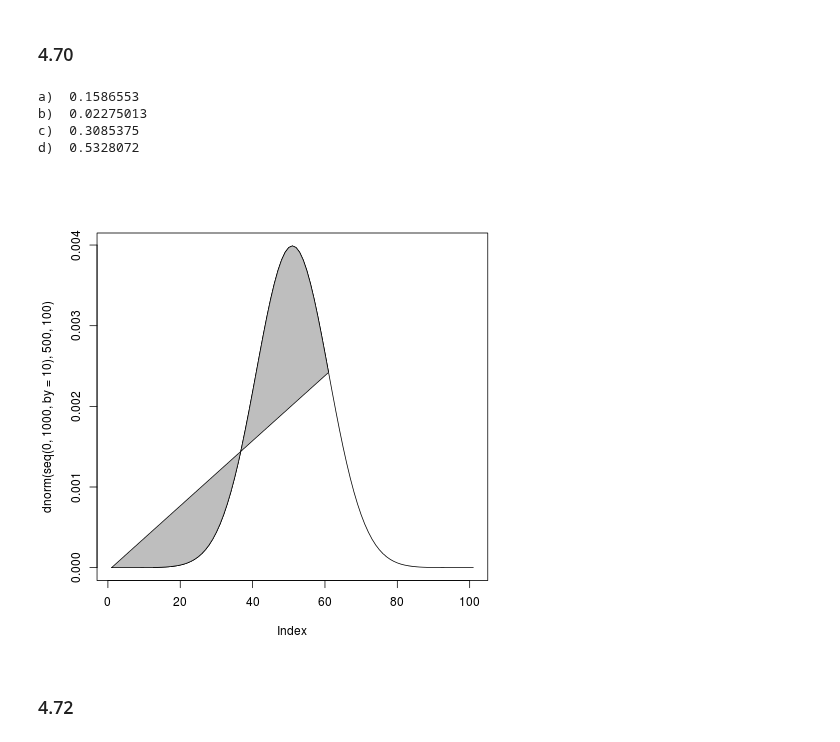
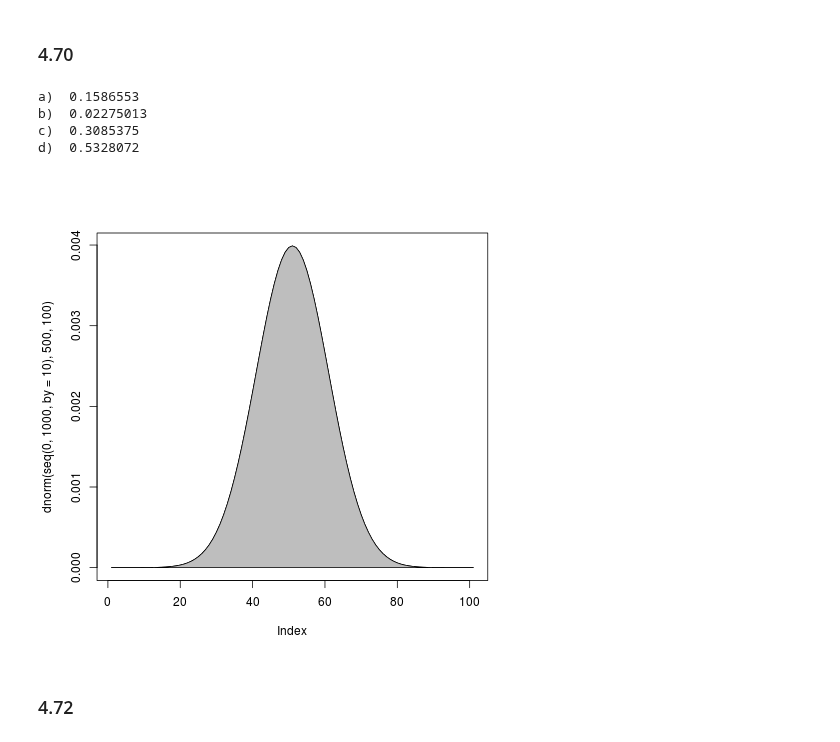
Before and after one commit to Chuphay/school, a Jupyter notebook: stat1/stat_3.ipynb, the cells around one changed output. Cells and saved outputs as stored; diff of their text form; code cells hidden in the pictures.

```diff
--- a/stat1/stat_3.ipynb
+++ b/stat1/stat_3.ipynb
@@ -62,18 +62,18 @@ $$\mathbb{P}(y < 6) = \sum_{i=0}^5 \frac {2500!} {i!(2500-i)!} (0.001)^i(1-0.001
 # %%
 %%R
 plot(dnorm(seq(0,1000,by =10),500,100), type = 'l')
-polygon(dnorm(seq(0,600,by =10),500,100), col="gray") #hmmm... can't figure out how to shade the correct part??
+polygon(dnorm(seq(0,1000,by =10),500,100), col="gray") #hmmm... can't figure out how to shade the correct part??
 
 cat('a) ',1 - pnorm(1), '\n')
 cat('b) ',1 - pnorm(2), '\n')
 cat('c) ',pnorm(-0.5), '\n')
 cat('d) ',pnorm(1) - pnorm(-0.5), '\n')
 # %% [output]
 a)  0.1586553
 b)  0.02275013
 c)  0.3085375
 d)  0.5328072
-[figure, old version]
+[figure, new version]
 # %% [markdown]
 ### 4.72
 # %%
```
Also changed, not shown: parts of 9 cells of this notebook.
